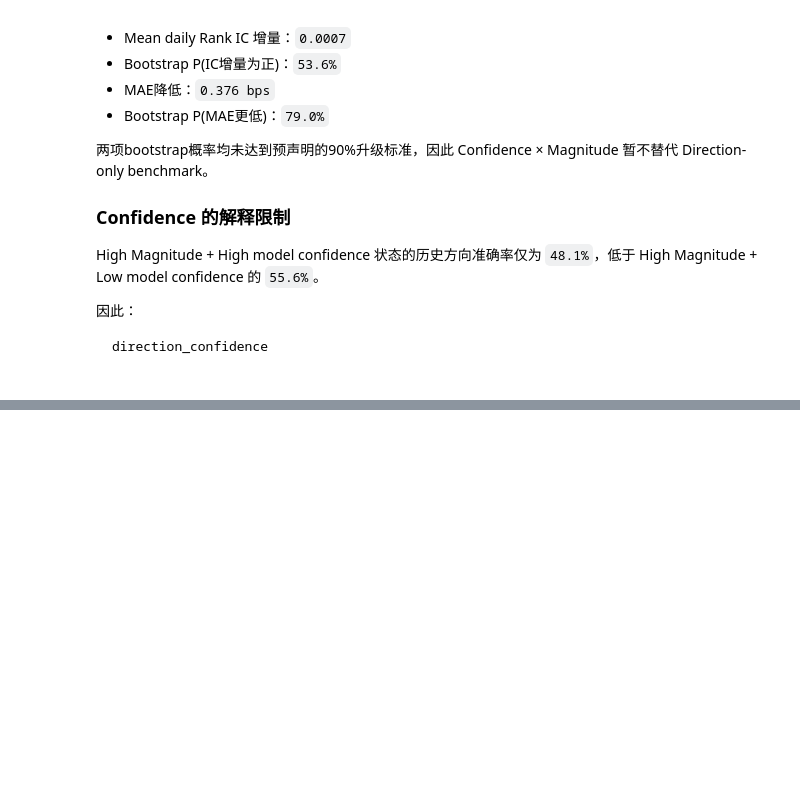
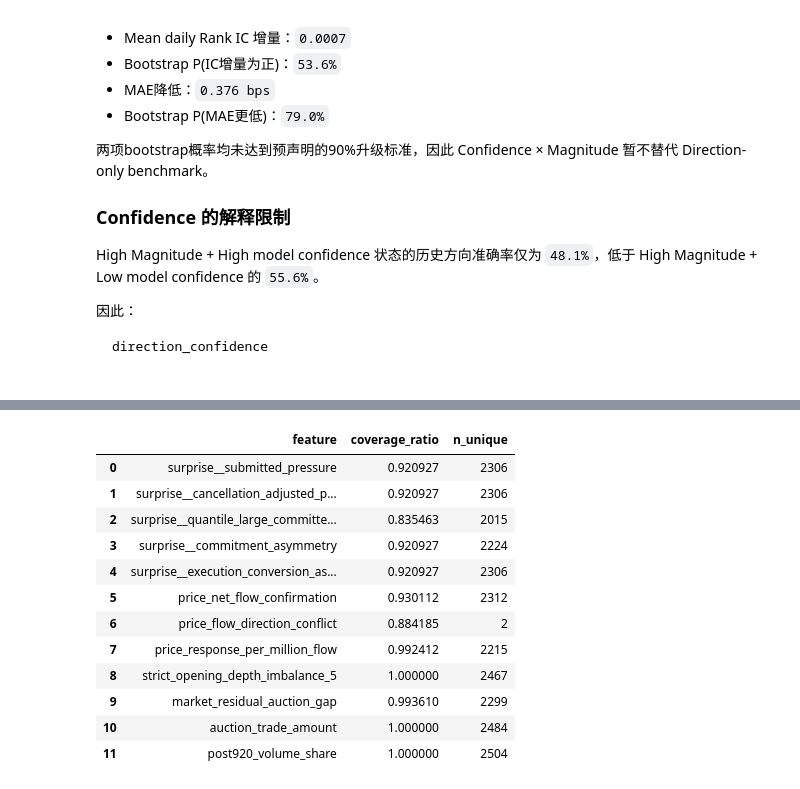
Before and after one commit to xiyuanzhu926/level2-research, a Jupyter notebook: level2-research/notebooks/05_5min_return_strict_0930_0935_next_research.ipynb, the cells around one changed output, grey strips where cells are left out. Saved outputs shown, nothing was run; the diff lists cells and outputs as text; code cells hidden in the pictures; blank space fills up the shorter version.

```diff
--- a/level2-research/notebooks/05_5min_return_strict_0930_0935_next_research.ipynb
+++ b/level2-research/notebooks/05_5min_return_strict_0930_0935_next_research.ipynb
@@ -17063,0 +17491,82 @@ direction_confidence
+# %%
+# ============================================================
+# 17.2 Load and Merge Information-Transmission Features
+# ============================================================
+
+from pathlib import Path
+
+IT_FEATURE_CANDIDATES = [
+    Path("04_information_transmission_features.csv"),
+    Path("../notebooks/04_information_transmission_features.csv"),
+    Path.cwd() / "04_information_transmission_features.csv",
+]
+IT_FEATURE_PATH = next((p for p in IT_FEATURE_CANDIDATES if p.exists()), None)
+if IT_FEATURE_PATH is None:
+    raise FileNotFoundError(
+        "Run Notebook 4 Part IX first. Expected "
+        "04_information_transmission_features.csv in the notebooks directory."
+    )
+
+assert "factor_research_df" in globals(), (
+    "Run Parts I-V first so factor_research_df and the strict return label exist."
+)
+
+it_feature_df = pd.read_csv(IT_FEATURE_PATH)
+it_feature_df["date"] = pd.to_datetime(it_feature_df["date"], errors="raise").dt.normalize()
+it_feature_df["code"] = it_feature_df["code"].astype(str)
+assert not it_feature_df.duplicated(["code", "date"]).any()
+
+direct_signed_base = factor_research_df.copy()
+direct_signed_base["date"] = pd.to_datetime(
+    direct_signed_base["date"], errors="raise"
+).dt.normalize()
+direct_signed_base["code"] = direct_signed_base["code"].astype(str)
+direct_signed_base = direct_signed_base.merge(
+    it_feature_df,
+    on=["code", "date"],
+    how="left",
+    validate="one_to_one",
+)
+
+DIRECT_SIGNED_TARGET = "future_return_5m_raw"
+assert DIRECT_SIGNED_TARGET in direct_signed_base.columns
+assert not direct_signed_base.duplicated(["code", "date"]).any()
+
+DIRECT_SIGNED_NEW_FEATURES = [
+    "surprise__submitted_pressure",
+    "surprise__cancellation_adjusted_pressure",
+    "surprise__quantile_large_committed_pressure",
+    "surprise__commitment_asymmetry",
+    "surprise__execution_conversion_asymmetry",
+    "price_net_flow_confirmation",
+    "price_flow_direction_conflict",
+    "price_response_per_million_flow",
+]
+DIRECT_SIGNED_OLD_CANDIDATES = [
+    "strict_opening_depth_imbalance_5",
+    "a_imbalance_rank_score",
+    "market_residual_auction_gap",
+    "auction_trade_amount",
+    "post920_volume_share",
+]
+DIRECT_SIGNED_FEATURES = [
+    c for c in DIRECT_SIGNED_NEW_FEATURES + DIRECT_SIGNED_OLD_CANDIDATES
+    if c in direct_signed_base.columns
+]
+missing_direct_new = [
+    c for c in DIRECT_SIGNED_NEW_FEATURES if c not in direct_signed_base.columns
+]
+assert not missing_direct_new, (
+    f"New information-transmission export is missing: {missing_direct_new}"
+)
+
+direct_signed_quality = pd.DataFrame({
+    "feature": DIRECT_SIGNED_FEATURES,
+    "coverage_ratio": [direct_signed_base[c].notna().mean() for c in DIRECT_SIGNED_FEATURES],
+    "n_unique": [direct_signed_base[c].nunique(dropna=True) for c in DIRECT_SIGNED_FEATURES],
+})
+print("Direct signed observations:", len(direct_signed_base))
+print("Dates:", direct_signed_base["date"].nunique())
+print("Features:", DIRECT_SIGNED_FEATURES)
+display(direct_signed_quality)
+# %% [output]
@@ -17063,0 +17576,13 @@ direction_confidence
+|  | feature | coverage_ratio | n_unique |
+| 0 | surprise__submitted_pressure | 0.920927 | 2306 |
+| 1 | surprise__cancellation_adjusted_p... | 0.920927 | 2306 |
+| 2 | surprise__quantile_large_committe... | 0.835463 | 2015 |
+| 3 | surprise__commitment_asymmetry | 0.920927 | 2224 |
+| 4 | surprise__execution_conversion_as... | 0.920927 | 2306 |
+| 5 | price_net_flow_confirmation | 0.930112 | 2312 |
+| 6 | price_flow_direction_conflict | 0.884185 | 2 |
+| 7 | price_response_per_million_flow | 0.992412 | 2215 |
+| 8 | strict_opening_depth_imbalance_5 | 1.000000 | 2467 |
+| 9 | market_residual_auction_gap | 0.993610 | 2299 |
+| 10 | auction_trade_amount | 1.000000 | 2484 |
+| 11 | post920_volume_share | 1.000000 | 2504 |
```
Also changed, not shown: parts of 20 cells of this notebook, 5 other files.
